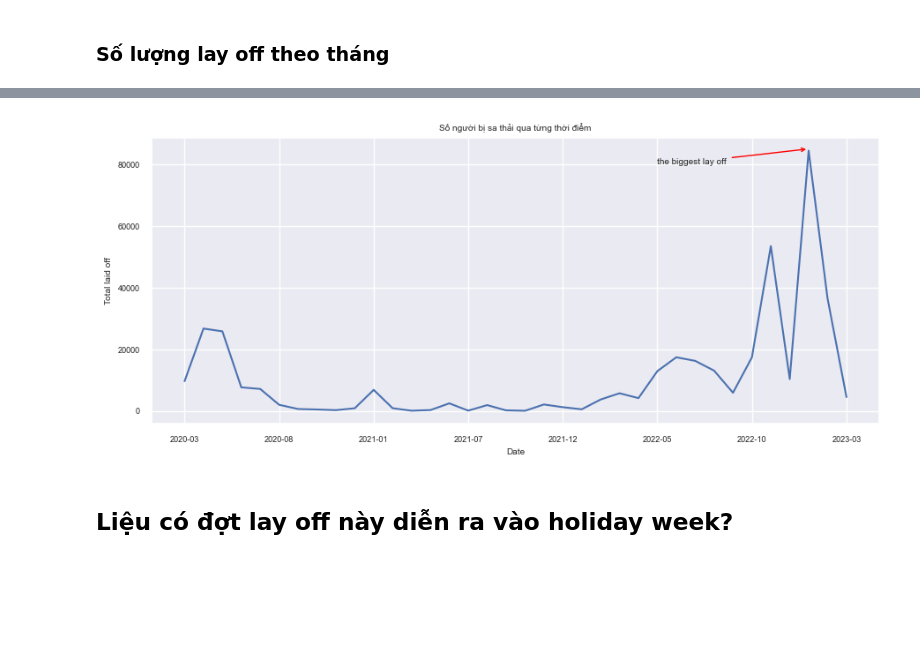
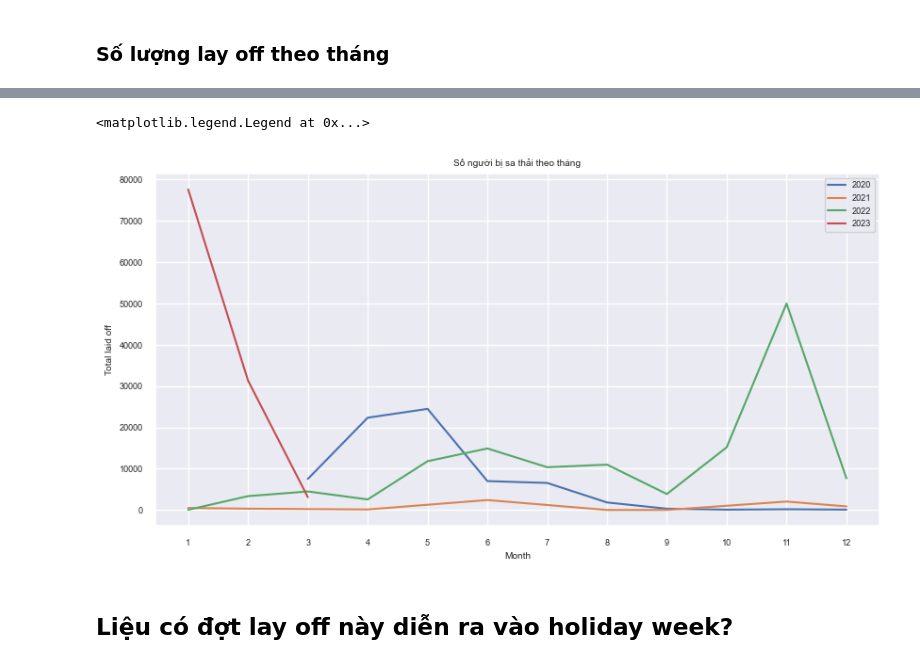
Before and after one commit to vhtnguyen/Layoffs-Visualization-Project, a Jupyter notebook: layoffs-data-visualization/main.ipynb, the cells around one changed output, grey strips where cells are left out. Drawn from its saved outputs; the diff is of its cells as text; code cells hidden in the pictures; blank space fills up the shorter version.

```diff
--- a/layoffs-data-visualization/main.ipynb
+++ b/layoffs-data-visualization/main.ipynb
@@ -593,21 +599,0 @@ df_total_employees_year
-# %%
-
-analysis_year = df_total_employees_year.groupby("year",sort=False)
-# df_total_employees_year=df_total_employees_year[df_total_employees_year['year']!=2023]
-
-# for year, dfx in analysis_year:
-#     if year !=2023:
-
-        # layoff_permonth= dfx.groupby("month")['total_laid_off'].sum()
-        # layoff_permonth.plot(legend=year)
-
-
-custom_palette = ["#163463","red",  "orange", "green",
-"yellow", "purple"]
-sns.set_palette(custom_palette)
-sns.lineplot(x="month",
-y="total_laid_off",
-data=df_total_employees_year,
-hue="year",ci=None,
-palette=custom_palette
-)
@@ -617,16 +600,20 @@ palette=custom_palette
-# %%
-plt.close()
-# plt.xticks(np.arange(1, 13, 1))
-fig,ax=plt.subplots(figsize=(9, 4), tight_layout=True)
-total_by_month_year.plot(ax=ax)
-ax.set_xlabel('Date')
-ax.set_ylabel('Total laid off')
-ax.set_title('Số người bị sa thải qua từng thời điểm')
-ax.annotate('the biggest lay off', xy=(33, 85000), xytext=(25, 80000),
-              arrowprops=dict(arrowstyle='->',color='red'))
-plt.show()
-# %% [output]
-[figure, removed]
+# %%
+
+analysis_year = df_total_employees_time.groupby(["year"],sort=True)
+fig, ax = plt.subplots( figsize=(9, 5), tight_layout=True)
+fig.tight_layout(pad=5.0)
+for year, dfx in analysis_year:
+    df_m=dfx.groupby('month').sum()['total_laid_off']
+    plt.plot(df_m.index,df_m.values,label=f'{year}')
+
+plt.xticks(np.arange(1, 13, 1))
+plt.xlabel('Month')
+plt.ylabel('Total laid off')
+plt.title('Số người bị sa thải theo tháng')
+plt.legend()
+# %% [output]
+<matplotlib.legend.Legend at 0x...>
+[figure, added]
 # %% [markdown]
 ## Liệu có đợt lay off này diễn ra vào holiday week?
 # %% [markdown]
```
Also changed, not shown: parts of 8 cells of this notebook.
